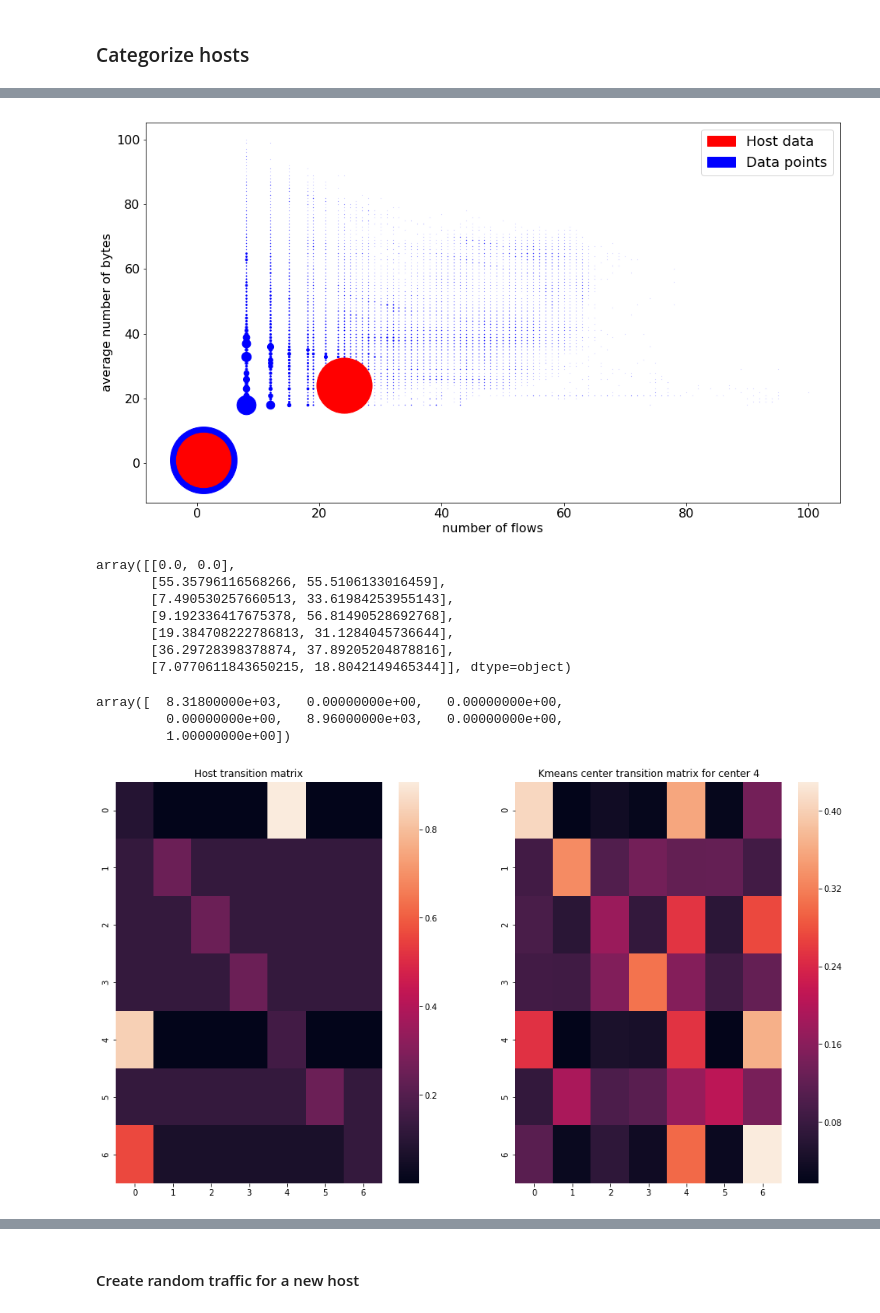
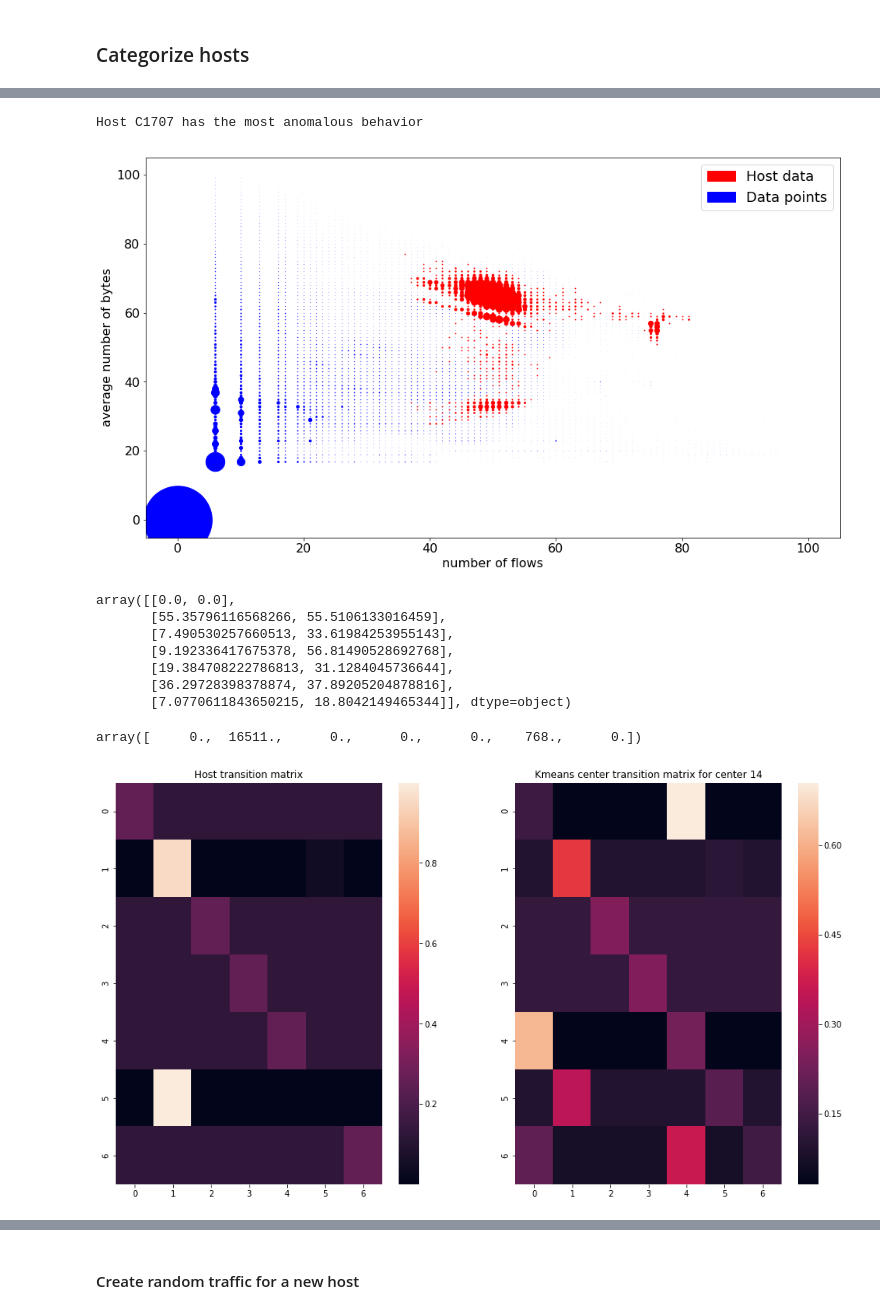
Before and after one commit to SotirisAnagnostidis/onlineAnomalyDetection, a Jupyter notebook: diploma/KL-Kmeans.ipynb, the cells around one changed output, grey strips where cells are left out. Saved outputs shown, nothing was run; the diff lists cells and outputs as text; code cells hidden in the pictures.

```diff
--- a/diploma/KL-Kmeans.ipynb
+++ b/diploma/KL-Kmeans.ipynb
@@ -6,13 +6,13 @@ from helper import calculate_likelihood_em
 from sklearn.externals import joblib
 import pandas as pd
 
-onlineEM = joblib.load('onlineEM_15_days_7_alligned.pkl')
-test1 = joblib.load('groupped_data_15_days_00001_04320.pkl')
-test2 = joblib.load('groupped_data_15_days_04321_08640.pkl')
-test3 = joblib.load('groupped_data_15_days_08641_12960.pkl')
-test4 = joblib.load('groupped_data_15_days_12961_17280.pkl')
+onlineEM = joblib.load('pkl/onlineEM_15_days_7_alligned.pkl')
+test1 = joblib.load('pkl/groupped_data_15_days_00001_04320.pkl')
+test2 = joblib.load('pkl/groupped_data_15_days_04321_08640.pkl')
+test3 = joblib.load('pkl/groupped_data_15_days_08641_12960.pkl')
+test4 = joblib.load('pkl/groupped_data_15_days_12961_17280.pkl')
 groupped_data = pd.concat([test1, test2, test3, test4])
-groupped_data1 = joblib.load('groupped_data_15_days_17281_21600.pkl')
+groupped_data1 = joblib.load('pkl/groupped_data_15_days_17281_21600.pkl')
 # %%
 from plots import plot_points
 %matplotlib inline
@@ -86,4 +86,4 @@ TESTING
 # %%
-kmeans = kl_kMeans(onlineEM, n_clusters=10, initial_centers=None, n_iters=15, n_runs=10)
-C, assign = kmeans.run(verbose=1)
+kmeans = kl_kMeans(onlineEM, n_clusters=18, n_iters=15, n_runs=10)
+C, assign = kmeans.run(verbose=1, initialization='k++')
 # %% [output]
@@ -160,0 +141,20 @@ The percentage of transition matrices within a distance of 1.9 from the kmeans c
+# %%
+from pylab import rcParams
+from matplotlib import pyplot as plt
+
+colors = ['blue', 'red', 'green', 'yellow', 'black']
+rcParams['font.size'] = 16
+rcParams['figure.figsize'] = 16, 9
+
+sorted_distances = sorted(distances, key=lambda x: -x[1])
+
+ranges = range(4,101,3)
+
+percentages = list(find_percentage(sorted_distances, every=ranges).values())
+
+plt.plot(list(ranges), percentages)
+plt.xlabel('Percentage of hosts')
+plt.ylabel('Distance of host\'s transition matrix to its closest center')
+plt.xticks(ranges)
+plt.grid()
+plt.show()
@@ -161,8 +202,10 @@ The percentage of transition matrices within a distance of 1.9 from the kmeans c
 # %%
-host = 'C4797'
+host = sorted_distances[0][0]
+print('Host', host, 'has the most anomalous behavior')
 plot_points_host(groupped_data.values[:, :2], hostData=groupped_data[groupped_data['source computer'] == host].values[:, :2])
 # %% [output]
+Host C1707 has the most anomalous behavior
-[figure, old version]
+[figure, new version]
 # %%
 from pylab import rcParams
 from matplotlib import pyplot as plt
@@ -203,10 +246,8 @@ array([[0.0, 0.0],
 # %%
 onlineEM.hosts[host]['points_per_cluster']
 # %% [output]
-array([  8.31800000e+03,   0.00000000e+00,   0.00000000e+00,
-         0.00000000e+00,   8.96000000e+03,   0.00000000e+00,
-         1.00000000e+00])
+array([     0.,  16511.,      0.,      0.,      0.,    768.,      0.])
 # %%
 plot_transition_matrix(onlineEM, kmeans, host)
 # %% [output]
-[figure, old version]
+[figure, new version]
```
Also changed, not shown: parts of 28 cells of this notebook.
